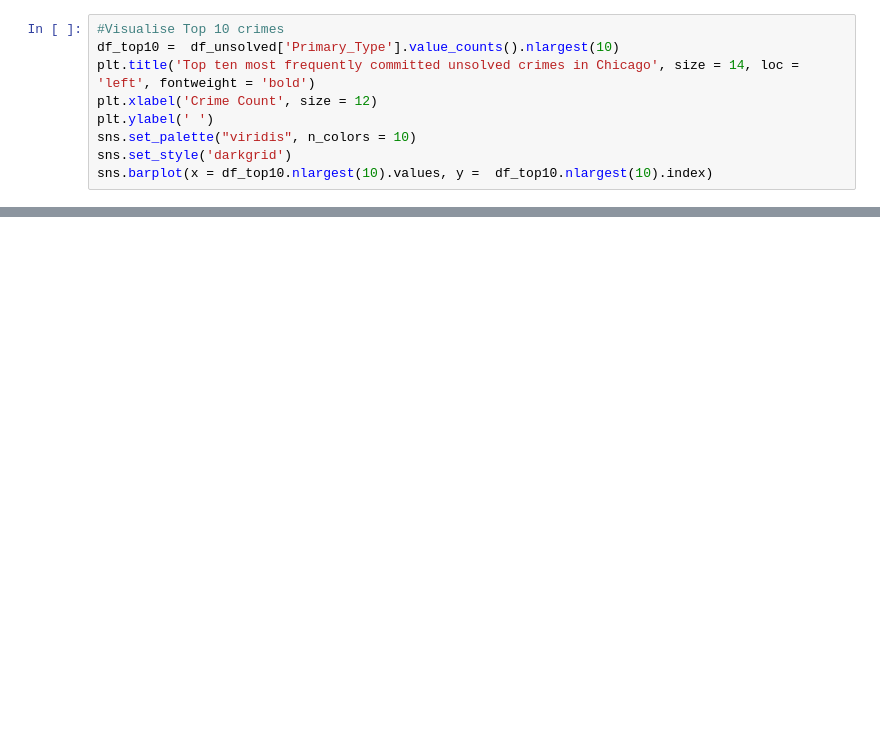
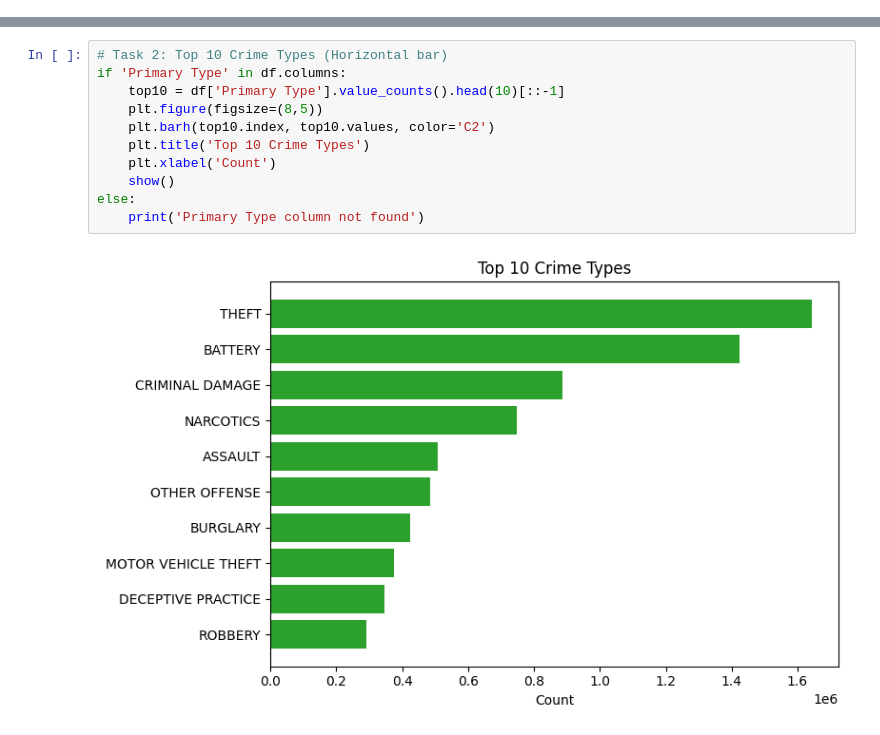
Before and after one commit to seyistry/ai-engineer, a Jupyter notebook: Tasks/Task_19/Task_19_to_crime_work.ipynb, the cells around one changed output, grey strips where cells are left out. Drawn from its saved outputs; the diff is of its cells as text; blank space fills up the shorter version.

```diff
--- a/Tasks/Task_19/Task_19_to_crime_work.ipynb
+++ b/Tasks/Task_19/Task_19_to_crime_work.ipynb
@@ -367,9 +0,0 @@ Name: count, dtype: int64
-# %%
-#Visualise Top 10 crimes
-df_top10 =  df_unsolved['Primary_Type'].value_counts().nlargest(10)
-plt.title('Top ten most frequently committed unsolved crimes in Chicago', size = 14, loc = 'left', fontweight = 'bold')
-plt.xlabel('Crime Count', size = 12)
-plt.ylabel(' ')
-sns.set_palette("viridis", n_colors = 10)
-sns.set_style('darkgrid')
-sns.barplot(x = df_top10.nlargest(10).values, y =  df_top10.nlargest(10).index)
@@ -485,0 +56,13 @@ From the the visualisation above, we observe that number of arrests correlates p
+# %%
+# Task 2: Top 10 Crime Types (Horizontal bar)
+if 'Primary Type' in df.columns:
+    top10 = df['Primary Type'].value_counts().head(10)[::-1]
+    plt.figure(figsize=(8,5))
+    plt.barh(top10.index, top10.values, color='C2')
+    plt.title('Top 10 Crime Types')
+    plt.xlabel('Count')
+    show()
+else:
+    print('Primary Type column not found')
+# %% [output]
+[figure, added]
```
Also changed, not shown: parts of 70 cells of this notebook, 1 other file.
